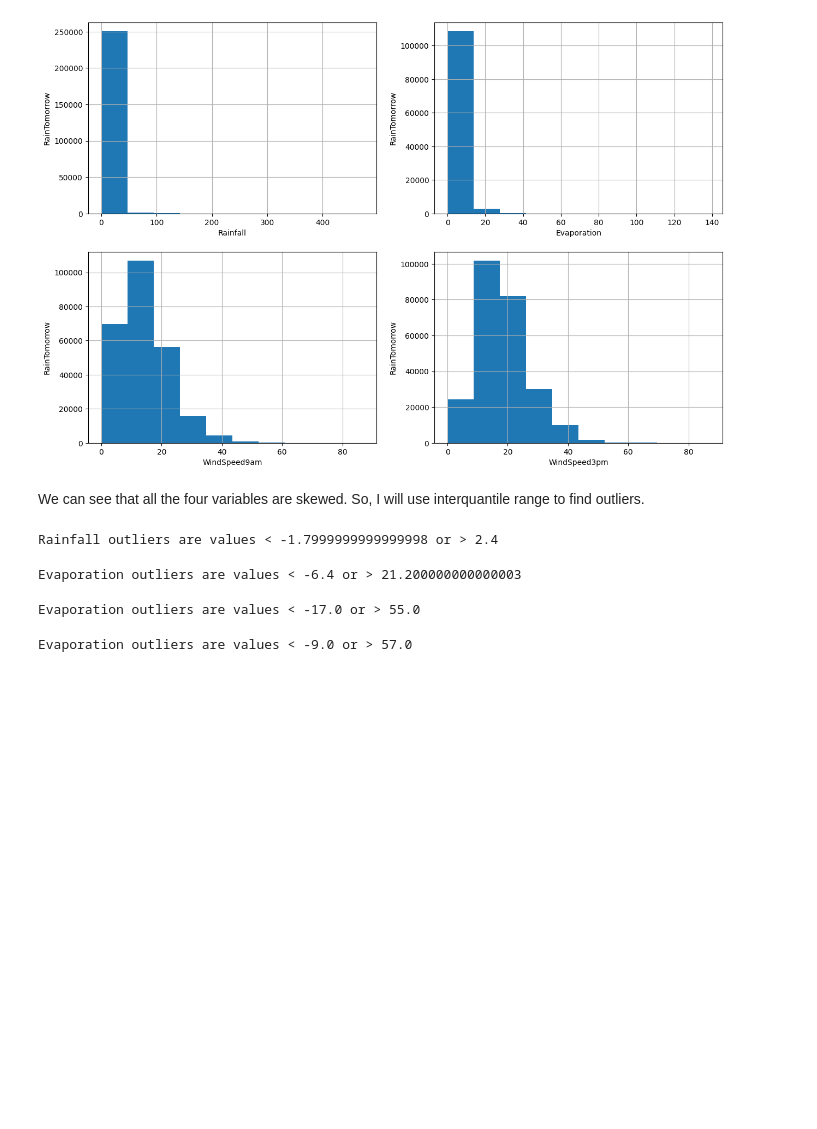
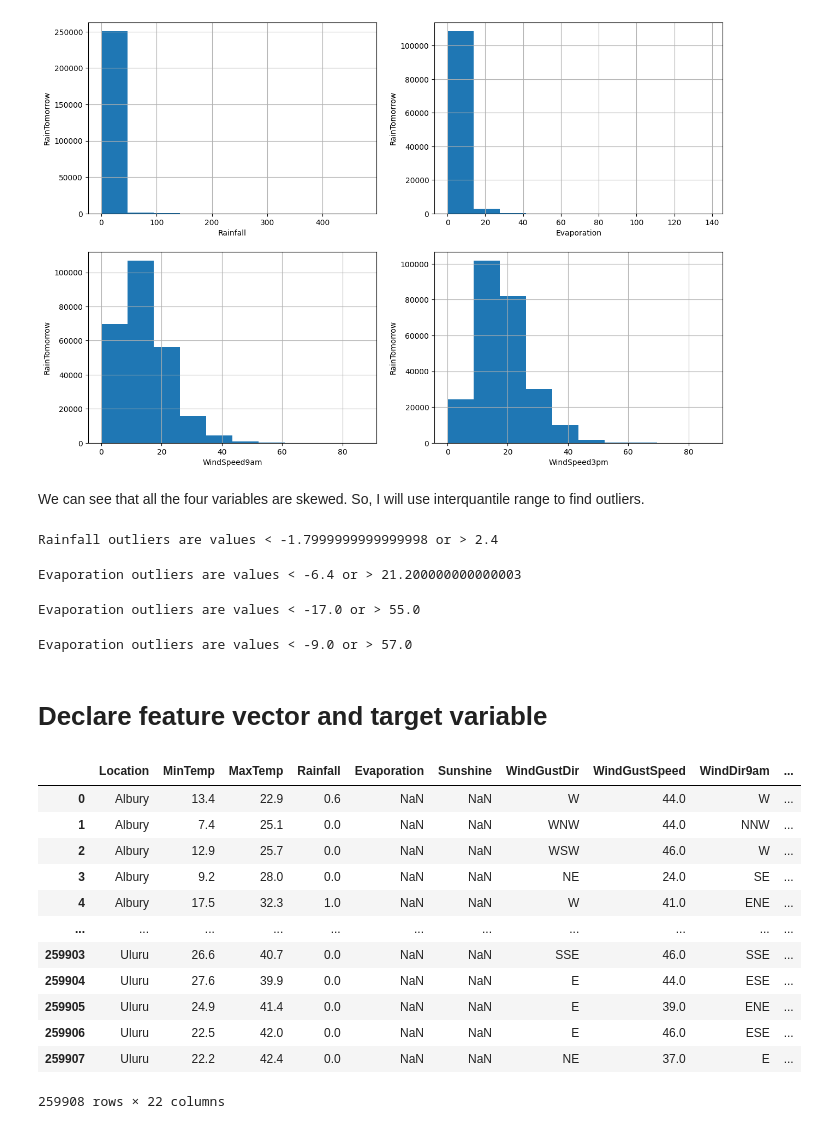
Before and after one commit to aliowx/machine_learning-, a Jupyter notebook: models/supervisor learning/Logistic_Regression.ipynb, the cells around one changed output. Drawn from its saved outputs; the diff is of its cells as text; code cells hidden in the pictures; blank space fills up the shorter version.

Commit message:
feature: make  target variable

```diff
--- a/models/supervisor learning/Logistic_Regression.ipynb
+++ b/models/supervisor learning/Logistic_Regression.ipynb
@@ -381,3 +381,25 @@ Upper_fence = df.WindSpeed3pm.quantile(0.75) + (IQR * 3)
 print('Evaporation outliers are values < {lowerboundary} or > {upperboundary}'.format(lowerboundary=Lower_fence, upperboundary=Upper_fence))
 # %% [output]
 Evaporation outliers are values < -9.0 or > 57.0
+# %% [markdown]
+# Declare feature vector and target variable
+# %%
+X = df.drop(['RainTomorrow'], axis=1)
+
+y = df['RainTomorrow']
+# %%
+X
+# %% [output]
+|  | Location | MinTemp | MaxTemp | Rainfall | Evaporation | Sunshine | WindGustDir | WindGustSpeed | WindDir9am | ... |
+| 0 | Albury | 13.4 | 22.9 | 0.6 | NaN | NaN | W | 44.0 | W | ... |
+| 1 | Albury | 7.4 | 25.1 | 0.0 | NaN | NaN | WNW | 44.0 | NNW | ... |
+| 2 | Albury | 12.9 | 25.7 | 0.0 | NaN | NaN | WSW | 46.0 | W | ... |
+| 3 | Albury | 9.2 | 28.0 | 0.0 | NaN | NaN | NE | 24.0 | SE | ... |
+| 4 | Albury | 17.5 | 32.3 | 1.0 | NaN | NaN | W | 41.0 | ENE | ... |
+| ... | ... | ... | ... | ... | ... | ... | ... | ... | ... | ... |
+| 259903 | Uluru | 26.6 | 40.7 | 0.0 | NaN | NaN | SSE | 46.0 | SSE | ... |
+| 259904 | Uluru | 27.6 | 39.9 | 0.0 | NaN | NaN | E | 44.0 | ESE | ... |
+| 259905 | Uluru | 24.9 | 41.4 | 0.0 | NaN | NaN | E | 39.0 | ENE | ... |
+| 259906 | Uluru | 22.5 | 42.0 | 0.0 | NaN | NaN | E | 46.0 | ESE | ... |
+| 259907 | Uluru | 22.2 | 42.4 | 0.0 | NaN | NaN | NE | 37.0 | E | ... |
+259908 rows × 22 columns
```
Also changed, not shown: parts of 1 cell of this notebook.
